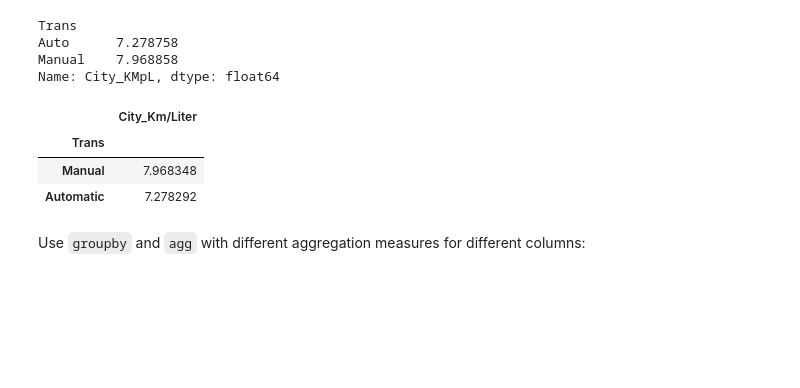
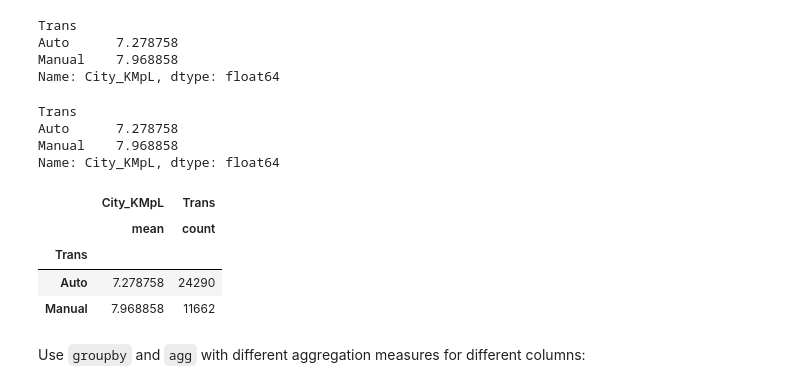
Before and after one commit to Leigh100/IronOksana, a Jupyter notebook: Lab_Pandas_Grouping_Data_Vehicles_Oksana_20-01-23.ipynb, the cells around one changed output. Drawn from its saved outputs; the diff is of its cells as text; code cells hidden in the pictures; blank space fills up the shorter version.

```diff
--- a/Lab_Pandas_Grouping_Data_Vehicles_Oksana_20-01-23.ipynb
+++ b/Lab_Pandas_Grouping_Data_Vehicles_Oksana_20-01-23.ipynb
@@ -191,7 +193,7 @@ min       1984.00000
 max       2017.00000
 Name: Year, dtype: float64
 # %%
-bin_labels = ['1984-1992', '1993-2001','2002-2010', '2011-2017']
+bin_labels = ['80-s', '90-s','00-s', '10-s']
 
 cars['Grouped_Year'] = pd.qcut(cars['Year'],
                               q=4,
@@ -326,10 +328,18 @@ Name: City_KMpL, dtype: float64
 # %%
 cars.groupby(["Trans"])["City_KMpL"].mean()
 # %% [output]
-|  | City_Km/Liter |
-| Trans |  |
-| Manual | 7.968348 |
-| Automatic | 7.278292 |
+Trans
+Auto      7.278758
+Manual    7.968858
+Name: City_KMpL, dtype: float64
+# %%
+cars.groupby("Trans").agg({"City_KMpL":["mean"],"Trans":["count"]})
+# %% [output]
+|  | City_KMpL | Trans |
+|  | mean | count |
+| Trans |  |  |
+| Auto | 7.278758 | 24290 |
+| Manual | 7.968858 | 11662 |
 # %% [markdown]
 Use `groupby` and `agg` with different aggregation measures for different columns:
 # %% [markdown]
```
Also changed, not shown: parts of 8 cells of this notebook.
